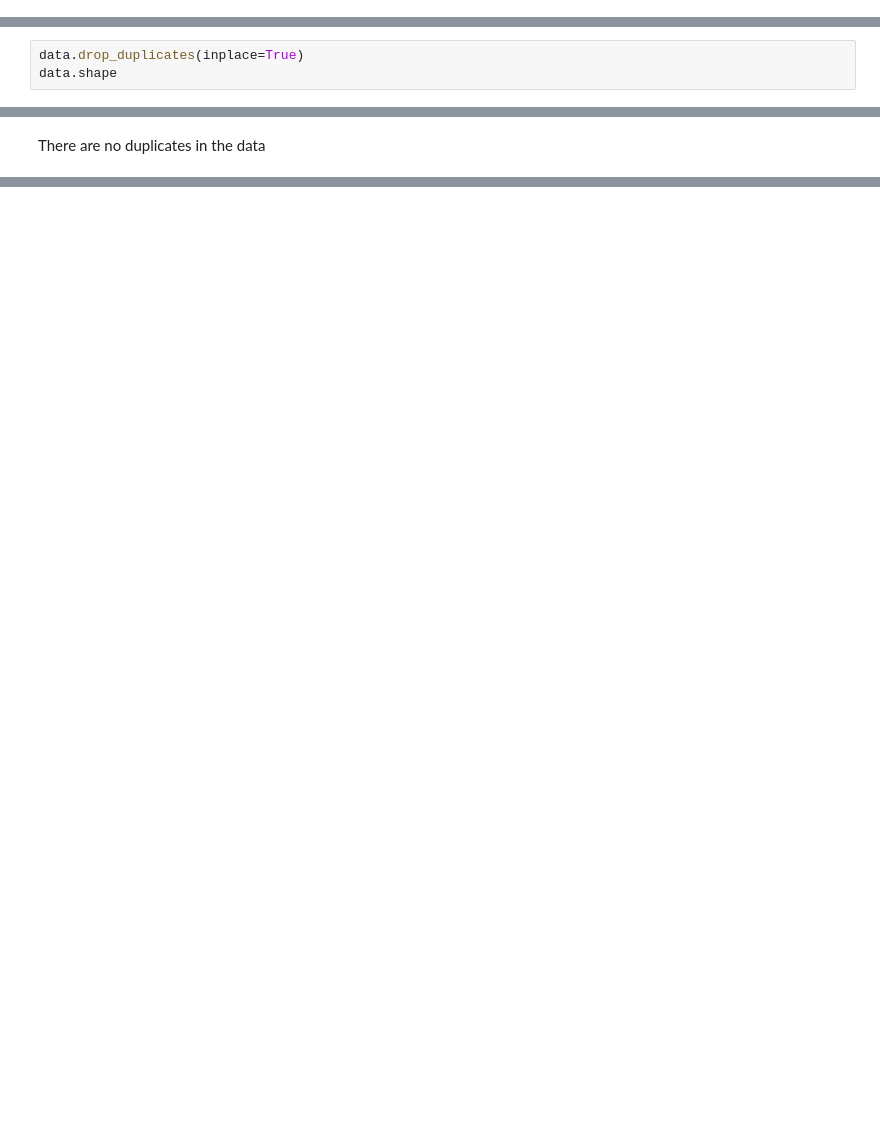
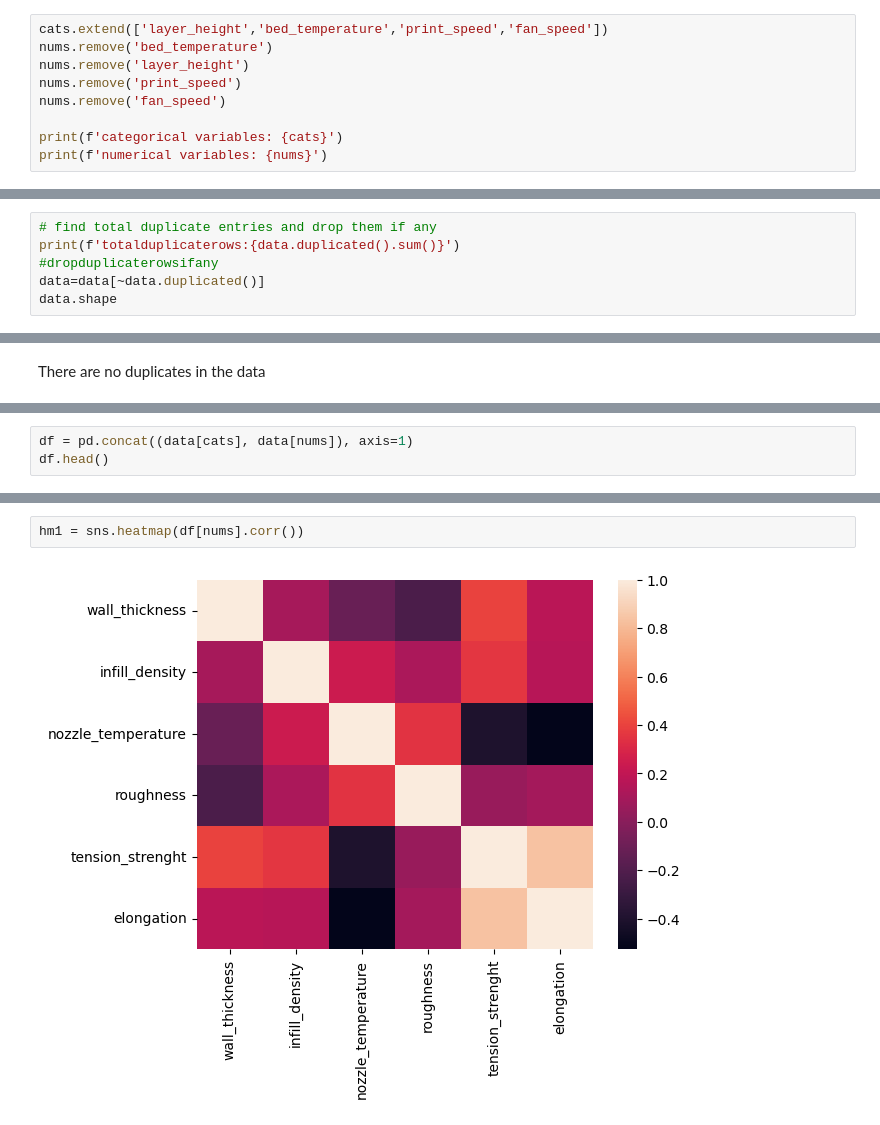
Before and after one commit to sokosaa/Machine-Learning-in-Mechanical-Engineering, a Jupyter notebook: HW1/case2/casestudy2.ipynb, the cells around one changed output, grey strips where cells are left out. Drawn from its saved outputs; the diff is of its cells as text; blank space fills up the shorter version.

```diff
--- a/HW1/case2/casestudy2.ipynb
+++ b/HW1/case2/casestudy2.ipynb
@@ -57,0 +112,9 @@ memory usage: 5.1+ KB
+# %%
+cats.extend(['layer_height','bed_temperature','print_speed','fan_speed'])
+nums.remove('bed_temperature')
+nums.remove('layer_height')
+nums.remove('print_speed')
+nums.remove('fan_speed')
+
+print(f'categorical variables: {cats}')
+print(f'numerical variables: {nums}')
@@ -92,6 +187,3 @@ missing_data_total
 There is no missing data in the dataset.
 # %% [markdown]
 Now that we know there is no missing data we can sort the data into some prenamed numpy arrays.
-# %%
-data.drop_duplicates(inplace=True)
-data.shape
@@ -99,0 +190,6 @@ data.shape
+# %%
+# find total duplicate entries and drop them if any
+print(f'totalduplicaterows:{data.duplicated().sum()}')
+#dropduplicaterowsifany
+data=data[~data.duplicated()]
+data.shape
@@ -101,0 +229,3 @@ There are no duplicates in the data
+# %%
+df = pd.concat((data[cats], data[nums]), axis=1)
+df.head()
@@ -101,0 +246,4 @@ There are no duplicates in the data
+# %%
+hm1 = sns.heatmap(df[nums].corr())
+# %% [output]
+[figure, added]
```
Also changed, not shown: parts of 20 cells of this notebook.
